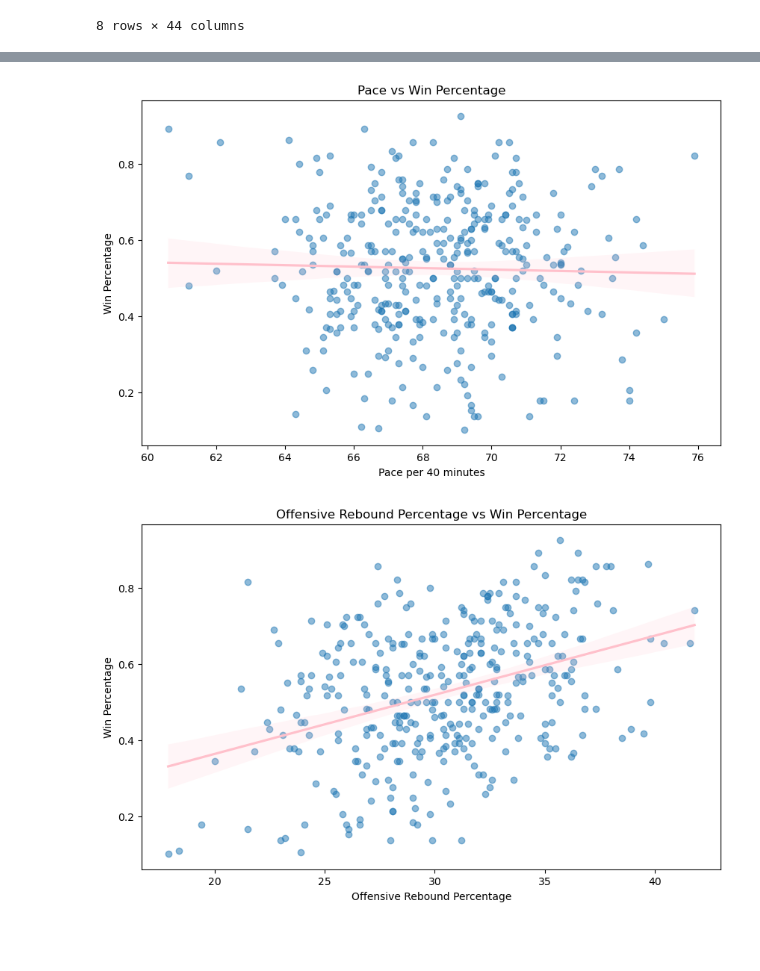
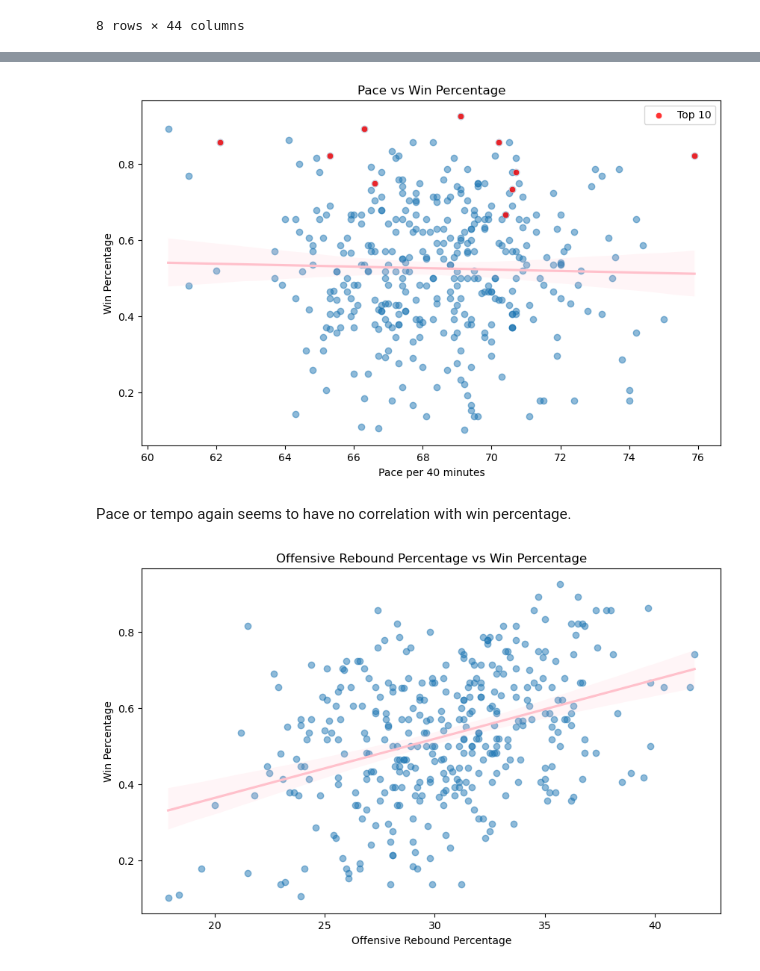
Before and after one commit to kanglee05/March-Madness-Tournament-Analysis-and-Winner-Predictor, a Jupyter notebook: March Madness Winner Predictor.ipynb, the cells around one changed output, grey strips where cells are left out. Cells and saved outputs as stored; diff of their text form; code cells hidden in the pictures; blank space fills up the shorter version.

```diff
--- a/March Madness Winner Predictor.ipynb
+++ b/March Madness Winner Predictor.ipynb
@@ -234,3 +246,7 @@ merged_current_season_df.describe()
 | 75% | 29.000000 | 18.000000 | 17.000000 | 0.655000 | 7.195000 | 4.755000 | 11.000000 | 10.000000 | 12.000000 | 6.000000 | ... | ... |
 | max | 31.000000 | 25.000000 | 26.000000 | 0.926000 | 30.560000 | 14.860000 | 17.000000 | 17.000000 | 18.000000 | 13.000000 | ... | ... |
 8 rows × 44 columns
+# %%
+# Top 10 teams this season by Simple Rating System (SRS)
+top_10 = merged_current_season_df.sort_values(by='SRS', ascending=False)[:10]
+top_10
@@ -237,10 +266,16 @@ merged_current_season_df.describe()
 # %%
+# Are current teams that play faster, win more games?
 plt.figure(figsize=(10,6))
+
 sns.regplot(data=merged_current_season_df, x='Pace', y='W-L%', scatter_kws={"alpha": 0.5}, line_kws={"color": "pink"})
+sns.scatterplot(data=top_10, x='Pace', y='W-L%', color="red", alpha=0.8, label="Top 10")
+
 plt.xlabel('Pace per 40 minutes') # number of posessions in 40 mins
 plt.ylabel('Win Percentage')
 plt.title('Pace vs Win Percentage')
 plt.show()
 # %% [output]
-[figure, old version]
+[figure, new version]
+# %% [markdown]
+Pace or tempo again seems to have no correlation with win percentage.
 # %%
```
Also changed, not shown: parts of 35 cells of this notebook.
